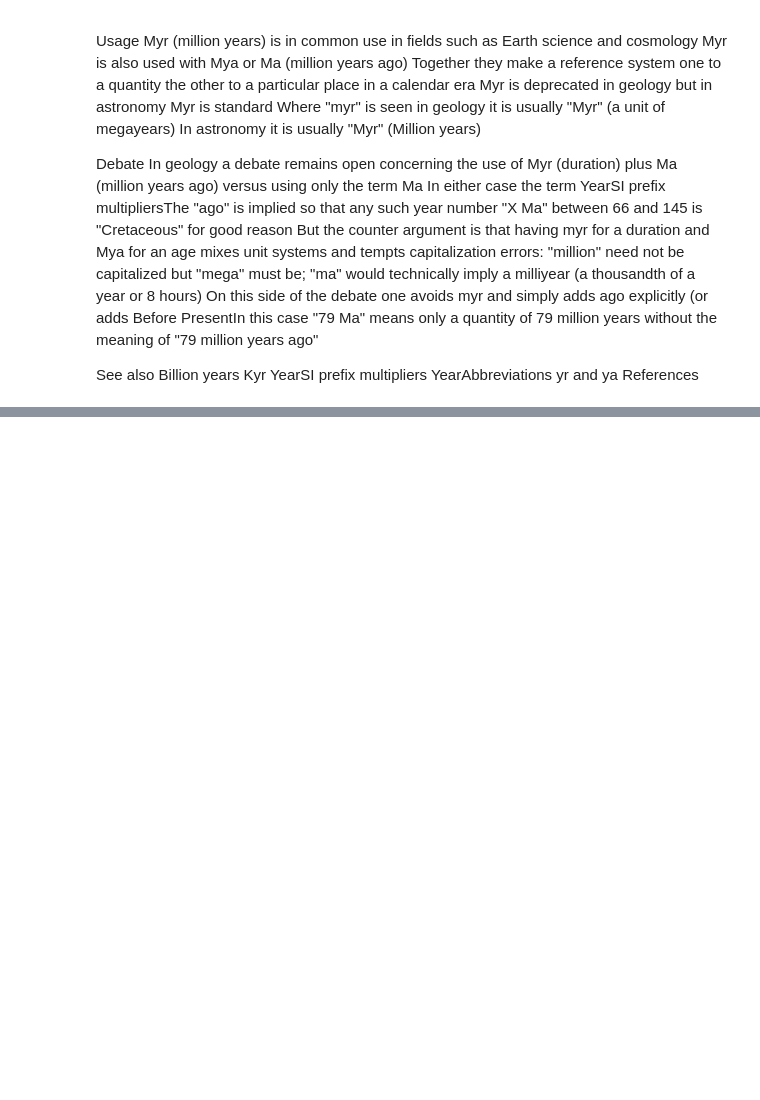
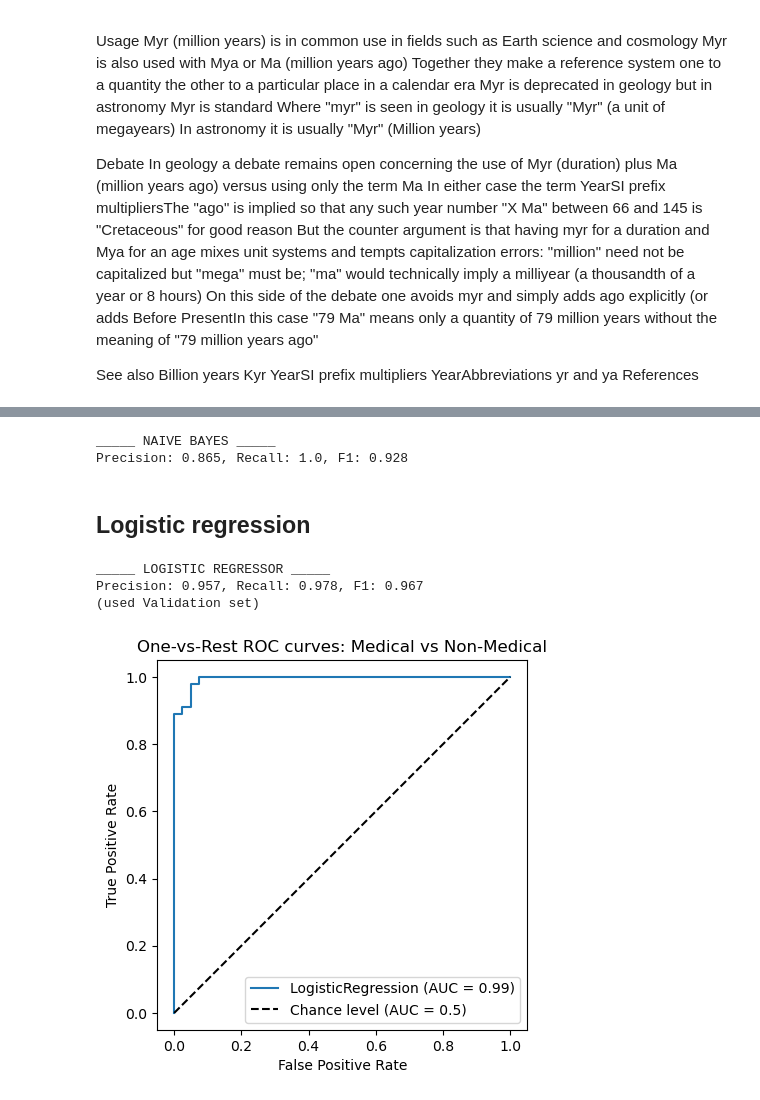
Before and after one commit to edo-vi/NLP_Wikipedia, a Jupyter notebook: main.ipynb, the cells around one changed output, grey strips where cells are left out. Drawn from its saved outputs; the diff is of its cells as text; code cells hidden in the pictures; blank space fills up the shorter version.

```diff
--- a/main.ipynb
+++ b/main.ipynb
@@ -264,0 +408,7 @@ References
+# %%
+naive_bayes()
+# %% [output]
+_____ NAIVE BAYES _____
+Precision: 0.865, Recall: 1.0, F1: 0.928
+# %% [markdown]
+## Logistic regression
@@ -264,0 +553,7 @@ References
+# %%
+logistic_regressor(validation=True, plot=True)
+# %% [output]
+_____ LOGISTIC REGRESSOR _____
+Precision: 0.957, Recall: 0.978, F1: 0.967
+(used Validation set)
+[figure, added]
```
Also changed, not shown: parts of 4 cells of this notebook, 1 other file.
